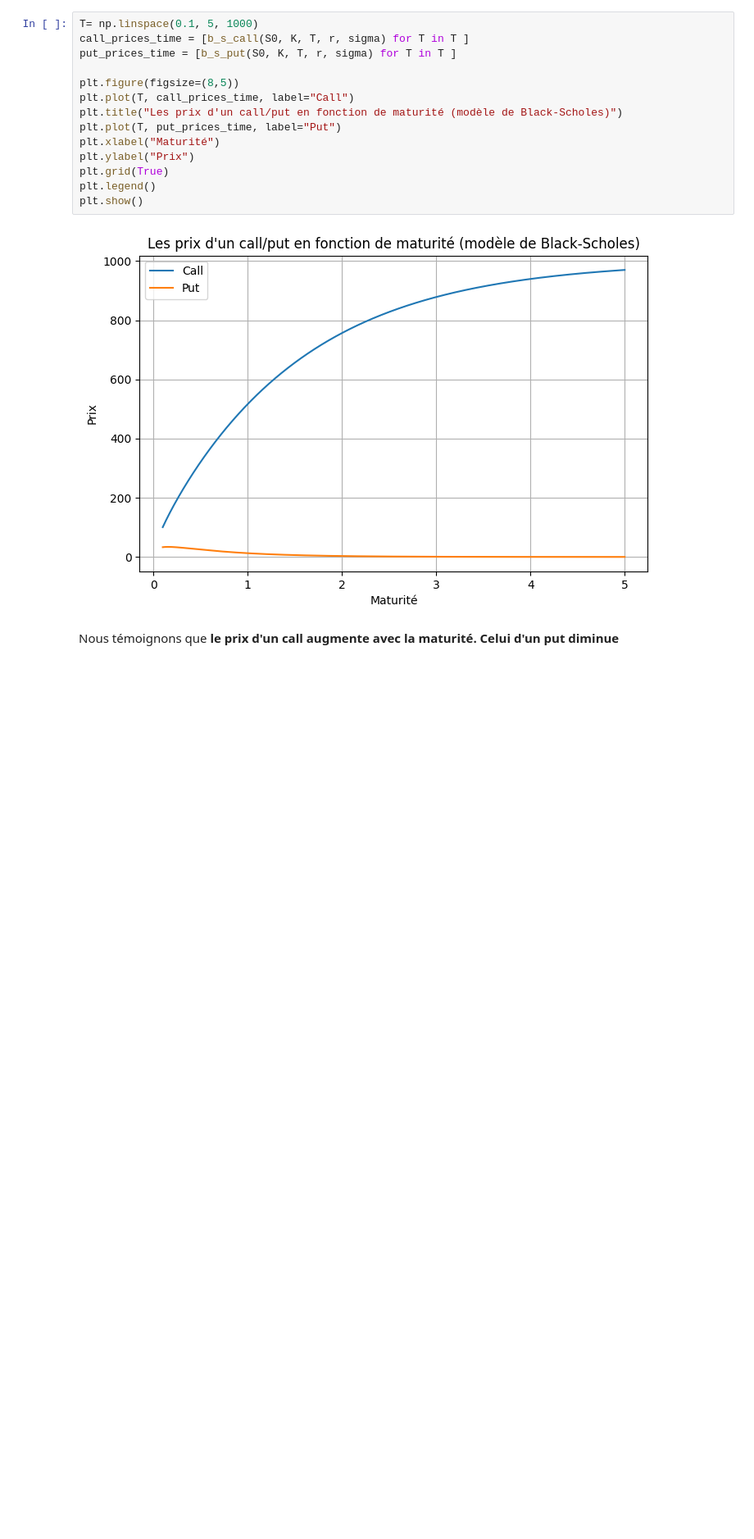
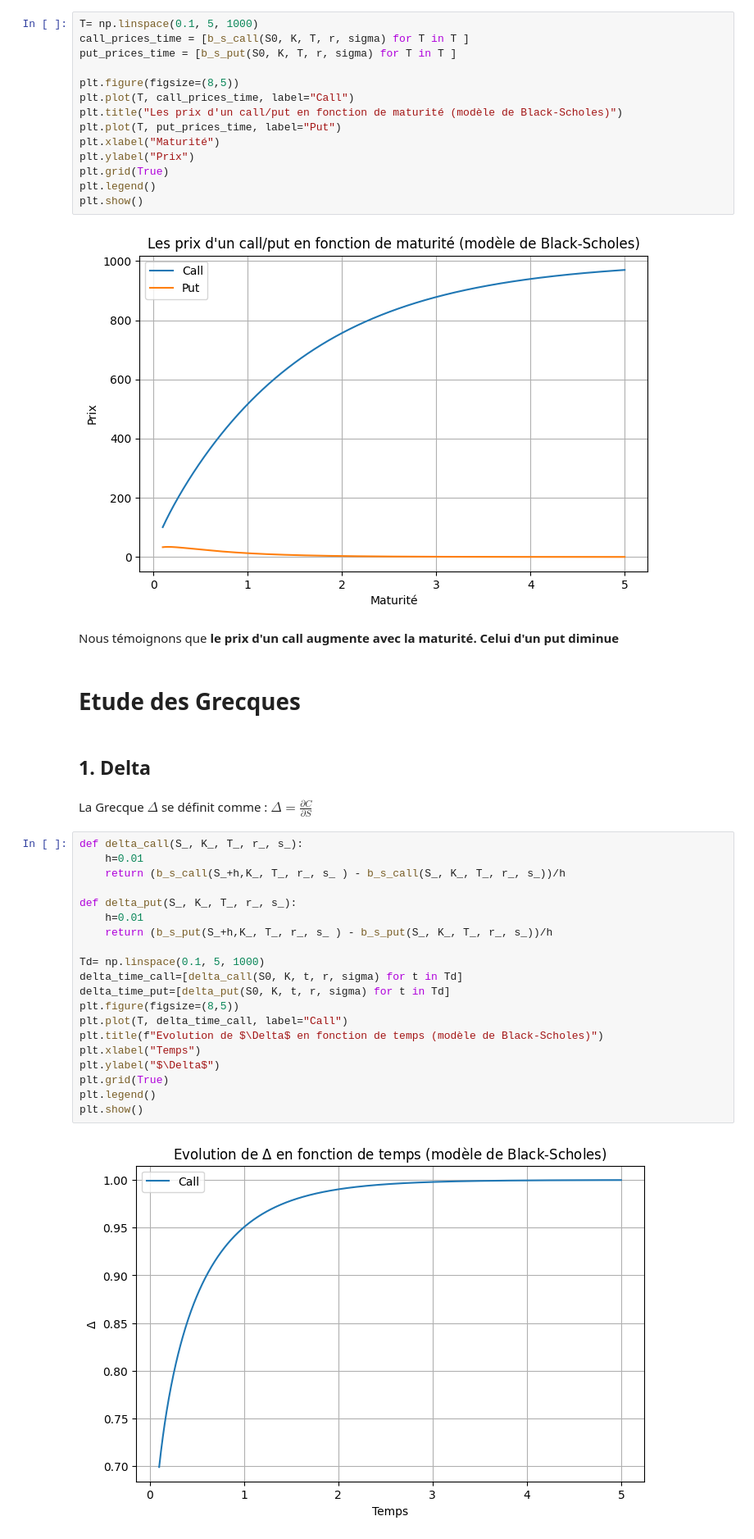
Before and after one commit to zmeikingleb/Financial_Models, a Jupyter notebook: Black Scholes.ipynb, the cells around one changed output. Shown at 82% size. Saved outputs shown, nothing was run; the diff lists cells and outputs as text; blank space fills up the shorter version.

Commit message:
Added Delta computation

```diff
--- a/Black Scholes.ipynb
+++ b/Black Scholes.ipynb
@@ -151,3 +151,31 @@ plt.show()
 [figure]
 # %% [markdown]
 Nous témoignons que **le prix d'un call augmente avec la maturité. Celui d'un put diminue**
+# %% [markdown]
+# Etude des Grecques
+# %% [markdown]
+## 1. Delta
+# %% [markdown]
+La Grecque $\Delta$ se définit comme : $\Delta = \frac{\partial C}{\partial S}$
+# %%
+def delta_call(S_, K_, T_, r_, s_):
+    h=0.01
+    return (b_s_call(S_+h,K_, T_, r_, s_ ) - b_s_call(S_, K_, T_, r_, s_))/h
+
+def delta_put(S_, K_, T_, r_, s_):
+    h=0.01
+    return (b_s_put(S_+h,K_, T_, r_, s_ ) - b_s_put(S_, K_, T_, r_, s_))/h
+
+Td= np.linspace(0.1, 5, 1000)
+delta_time_call=[delta_call(S0, K, t, r, sigma) for t in Td]
+delta_time_put=[delta_put(S0, K, t, r, sigma) for t in Td]
+plt.figure(figsize=(8,5))
+plt.plot(T, delta_time_call, label="Call")
+plt.title(f"Evolution de $\Delta$ en fonction de temps (modèle de Black-Scholes)")
+plt.xlabel("Temps")
+plt.ylabel("$\Delta$")
+plt.grid(True)
+plt.legend()
+plt.show()
+# %% [output]
+[figure, added]
```
Also changed, not shown: parts of 3 cells of this notebook.
